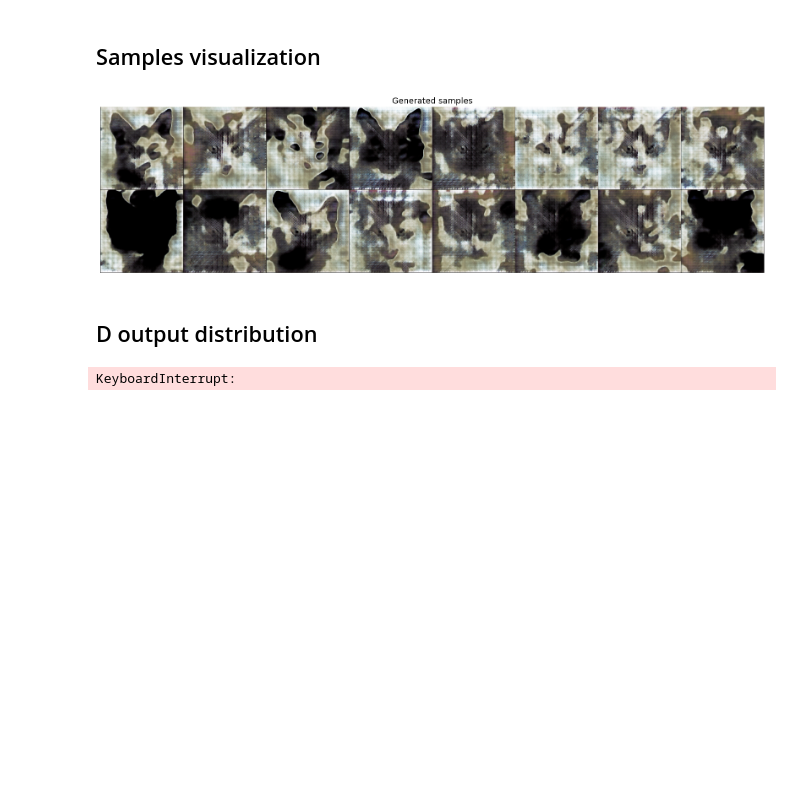
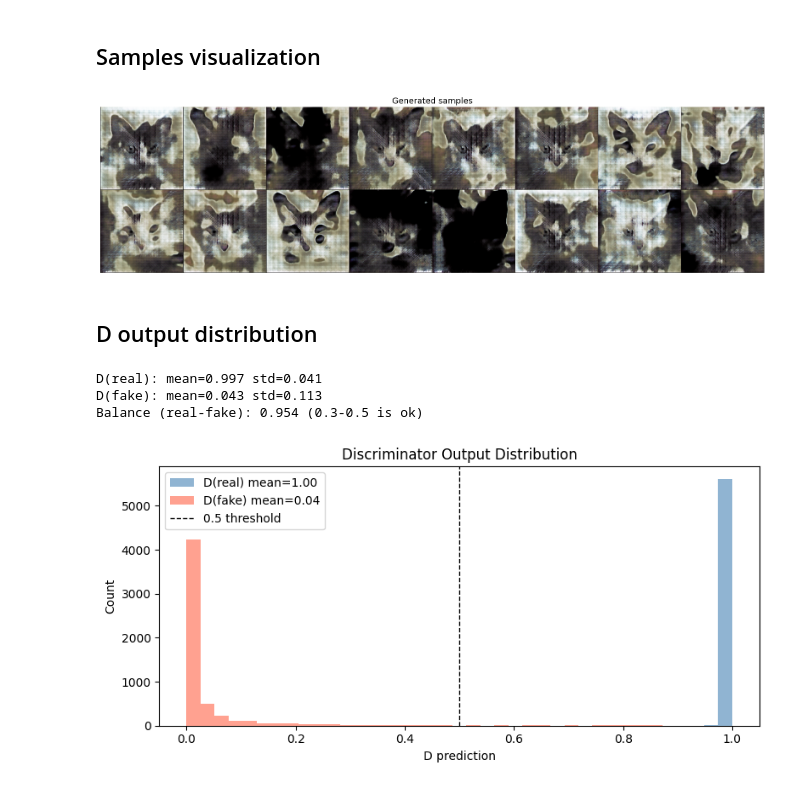
Before and after one commit to deyme17/gan-minimax-equilibrium, a Jupyter notebook: evaluation.ipynb, the cells around one changed output. Drawn from its saved outputs; the diff is of its cells as text; code cells hidden in the pictures; blank space fills up the shorter version.

```diff
--- a/evaluation.ipynb
+++ b/evaluation.ipynb
@@ -35,6 +34,10 @@ with open(config_path, "r") as f:
 config = Config.from_dict(config_dict)
 device = torch.device("cuda" if torch.cuda.is_available() else "cpu")
 set_seed(config.seed)
+
+config.n_workers = 0
+config.persistent_workers = False
+config.prefetch_factor = None
 # %% [markdown]
 ## Get data & Load checkpoints
 # %%
@@ -80,51 +83,45 @@ def show_samples(G, n=64, nrow=8, title='Generated samples'):
 
 imgs = show_samples(G, n=16)
 # %% [output]
-[figure, old version]
+[figure, new version]
 # %% [markdown]
 ## D output distribution
 # %%
 d_real_scores, d_fake_scores = [], []
-config
 
 with torch.no_grad():
-    for (real_imgs, _) in tqdm(dataloader):
+    for real_imgs in tqdm(dataloader):
         real_imgs = real_imgs.to(device)
         z = torch.randn(len(real_imgs), config.noise_dim, device=device)
         fake_imgs = G(z)
 
         d_real = torch.sigmoid(D(real_imgs)).cpu().squeeze()
         d_fake = torch.sigmoid(D(fake_imgs)).cpu().squeeze()
 
         d_real_scores.append(d_real)
         d_fake_scores.append(d_fake)
 
 d_real_scores = torch.cat(d_real_scores).numpy()
 d_fake_scores = torch.cat(d_fake_scores).numpy()
 
-print(f'D(real): mean={d_real_scores.mean():.3f}  std={d_real_scores.std():.3f}')
-print(f'D(fake): mean={d_fake_scores.mean():.3f}  std={d_fake_scores.std():.3f}')
-print(f'Balance (real-fake): {d_real_scores.mean() - d_fake_scores.mean():.3f}  (healthy: 0.3–0.5)')
+print(f'D(real): mean={d_real_scores.mean():.3f} std={d_real_scores.std():.3f}')
+print(f'D(fake): mean={d_fake_scores.mean():.3f} std={d_fake_scores.std():.3f}')
+print(f'Balance (real-fake): {d_real_scores.mean() - d_fake_scores.mean():.3f} (0.3-0.5 is ok)')
 
 fig, ax = plt.subplots(figsize=(8, 4))
 bins = np.linspace(0, 1, 40)
-ax.hist(d_real_scores, bins=bins, alpha=0.6, label=f'D(real)  μ={d_real_scores.mean():.2f}', color='steelblue')
-ax.hist(d_fake_scores, bins=bins, alpha=0.6, label=f'D(fake)  μ={d_fake_scores.mean():.2f}', color='tomato')
+ax.hist(d_real_scores, bins=bins, alpha=0.6, label=f'D(real) mean={d_real_scores.mean():.2f}', color='steelblue')
+ax.hist(d_fake_scores, bins=bins, alpha=0.6, label=f'D(fake) mean={d_fake_scores.mean():.2f}', color='tomato')
 ax.axvline(0.5, color='k', linestyle='--', linewidth=1, label='0.5 threshold')
-ax.set_xlabel('D output (after sigmoid)')
+ax.set_xlabel('D prediction')
 ax.set_ylabel('Count')
 ax.set_title('Discriminator Output Distribution')
 ax.legend()
 
-# anomalies
-if d_real_scores.mean() > 0.95:
-    print('⚠️  D занадто впевнений у real → D домінує, спробуй ↑ n_g або ↓ D lr')
-if d_fake_scores.mean() < 0.05:
-    print('⚠️  D(fake) < 0.05 → можливий mode collapse або D занадто сильний')
-if d_fake_scores.mean() > 0.6:
-    print('⚠️  D(fake) > 0.6 → G fool-rate занадто висока, D не вчиться')
-
 plt.tight_layout()
 plt.show()
 # %% [output]
-KeyboardInterrupt:
+D(real): mean=0.997 std=0.041
+D(fake): mean=0.043 std=0.113
+Balance (real-fake): 0.954 (0.3-0.5 is ok)
+[figure, added]
```
Also changed, not shown: parts of 7 cells of this notebook.
